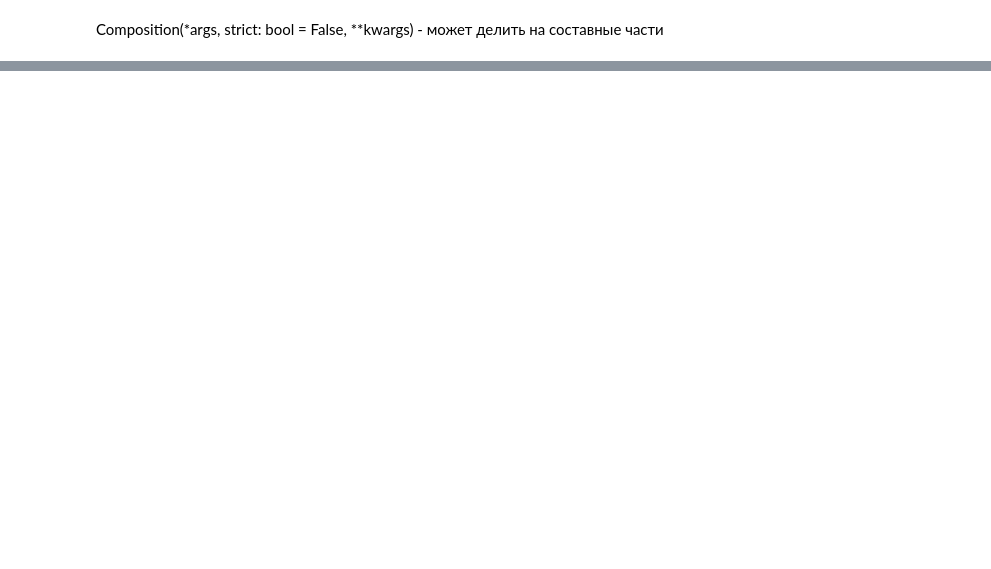
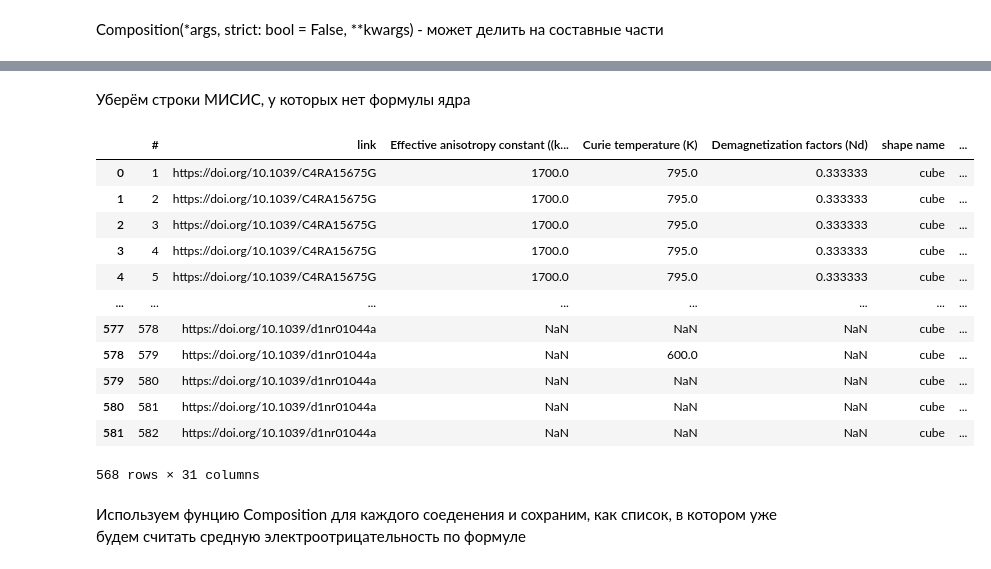
Before and after one commit to kwillon/Megy, a Jupyter notebook: MEP.ipynb, the cells around one changed output, grey strips where cells are left out. Saved outputs shown, nothing was run; the diff lists cells and outputs as text; code cells hidden in the pictures; blank space fills up the shorter version.

```diff
--- a/MEP.ipynb
+++ b/MEP.ipynb
@@ -89,0 +139,4 @@ AttributeError: ignored
+# %%
+df['Core composition (formula)'] = df['Core composition (formula)'].str.replace('[-@/]', '', regex=True)
+
+df['Core composition (formula)'].values
@@ -90 +161,25 @@ AttributeError: ignored
+# %% [markdown]
+Уберём строки МИСИС, у которых нет формулы ядра
+# %%
+df.drop(df.loc[df['Core composition (formula)'] == 'магнетит'].index, inplace=True)
+df.drop(df.loc[df['Core composition (formula)'] == 'Магнетитмаггемит'].index, inplace=True)
+df.drop(df.loc[df['Core composition (formula)'] == 'NickelZinc Ferrite Spinel'].index, inplace=True)
+# %%
+df
+# %% [output]
+|  | # | link | Effective anisotropy constant ((k... | Curie temperature (K) | Demagnetization factors (Nd) | shape name | ... |
+| 0 | 1 | https://doi.org/10.1039/C4RA15675G | 1700.0 | 795.0 | 0.333333 | cube | ... |
+| 1 | 2 | https://doi.org/10.1039/C4RA15675G | 1700.0 | 795.0 | 0.333333 | cube | ... |
+| 2 | 3 | https://doi.org/10.1039/C4RA15675G | 1700.0 | 795.0 | 0.333333 | cube | ... |
+| 3 | 4 | https://doi.org/10.1039/C4RA15675G | 1700.0 | 795.0 | 0.333333 | cube | ... |
+| 4 | 5 | https://doi.org/10.1039/C4RA15675G | 1700.0 | 795.0 | 0.333333 | cube | ... |
+| ... | ... | ... | ... | ... | ... | ... | ... |
+| 577 | 578 | https://doi.org/10.1039/d1nr01044a | NaN | NaN | NaN | cube | ... |
+| 578 | 579 | https://doi.org/10.1039/d1nr01044a | NaN | 600.0 | NaN | cube | ... |
+| 579 | 580 | https://doi.org/10.1039/d1nr01044a | NaN | NaN | NaN | cube | ... |
+| 580 | 581 | https://doi.org/10.1039/d1nr01044a | NaN | NaN | NaN | cube | ... |
+| 581 | 582 | https://doi.org/10.1039/d1nr01044a | NaN | NaN | NaN | cube | ... |
+568 rows × 31 columns
+# %% [markdown]
+Используем фунцию Composition  для каждого соеденения и сохраним, как список, в котором уже будем считать средную электроотрицательность по формуле
 # %%
```
Also changed, not shown: parts of 19 cells of this notebook.
